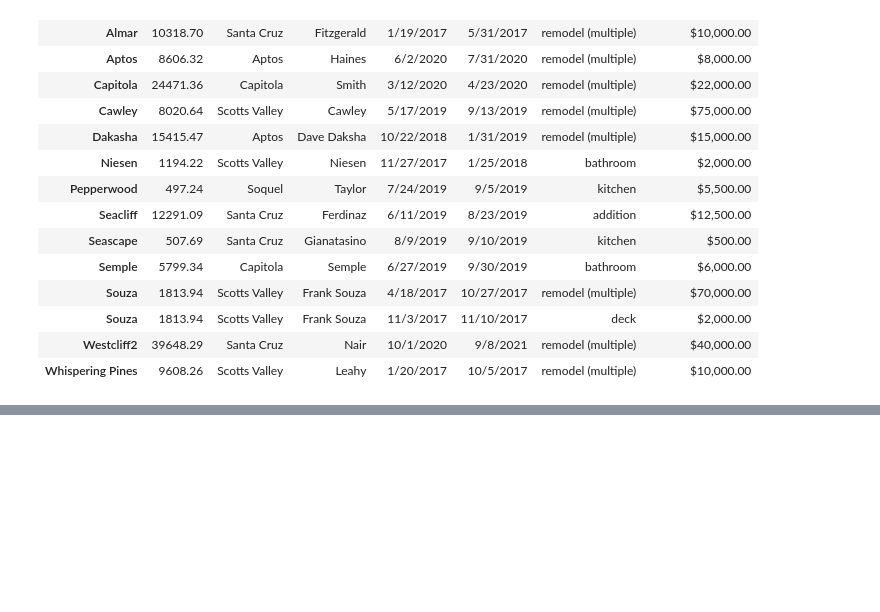
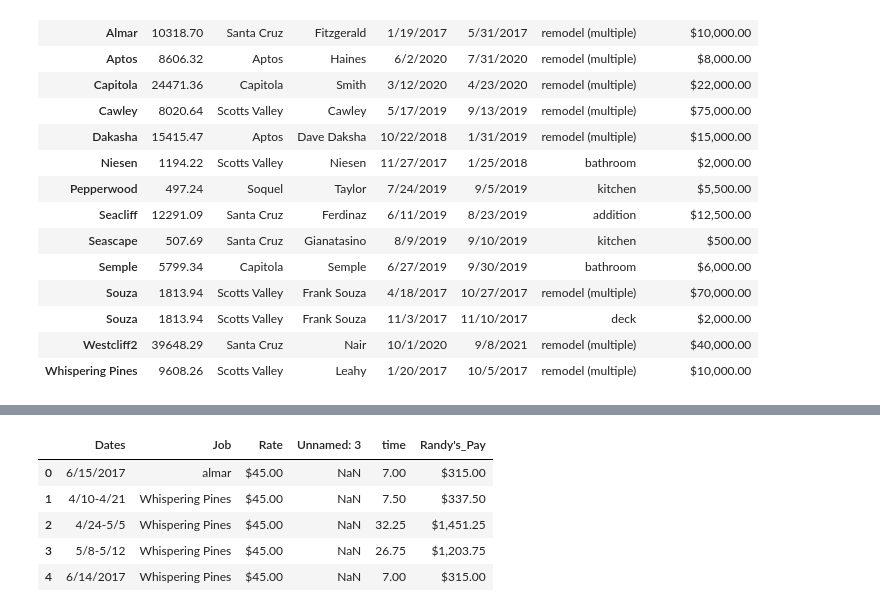
Before and after one commit to lesliefinlayson/Small_Business_Analysis, a Jupyter notebook: exploritory.ipynb, the cells around one changed output, grey strips where cells are left out. Saved outputs shown, nothing was run; the diff lists cells and outputs as text; code cells hidden in the pictures; blank space fills up the shorter version.

Commit message:
completed Randy's $/job

```diff
--- a/exploritory.ipynb
+++ b/exploritory.ipynb
@@ -298,0 +299,9 @@ TSheets_data_df.head()
+# %%
+randy_pay_df.head()
+# %% [output]
+|  | Dates | Job | Rate | Unnamed: 3 | time | Randy's_Pay |
+| 0 | 6/15/2017 | almar | $45.00 | NaN | 7.00 | $315.00 |
+| 1 | 4/10-4/21 | Whispering Pines | $45.00 | NaN | 7.50 | $337.50 |
+| 2 | 4/24-5/5 | Whispering Pines | $45.00 | NaN | 32.25 | $1,451.25 |
+| 3 | 5/8-5/12 | Whispering Pines | $45.00 | NaN | 26.75 | $1,203.75 |
+| 4 | 6/14/2017 | Whispering Pines | $45.00 | NaN | 7.00 | $315.00 |
```
Also changed, not shown: parts of 36 cells of this notebook.
